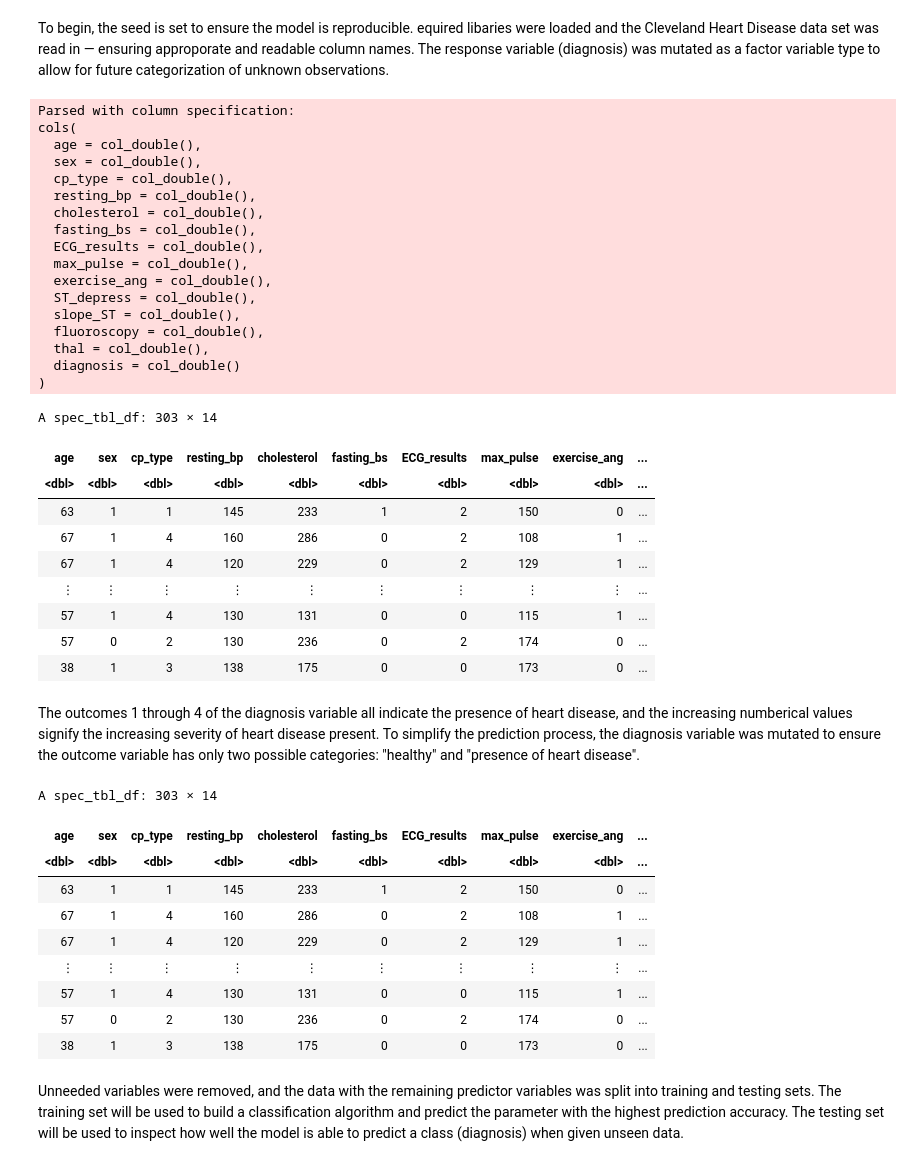
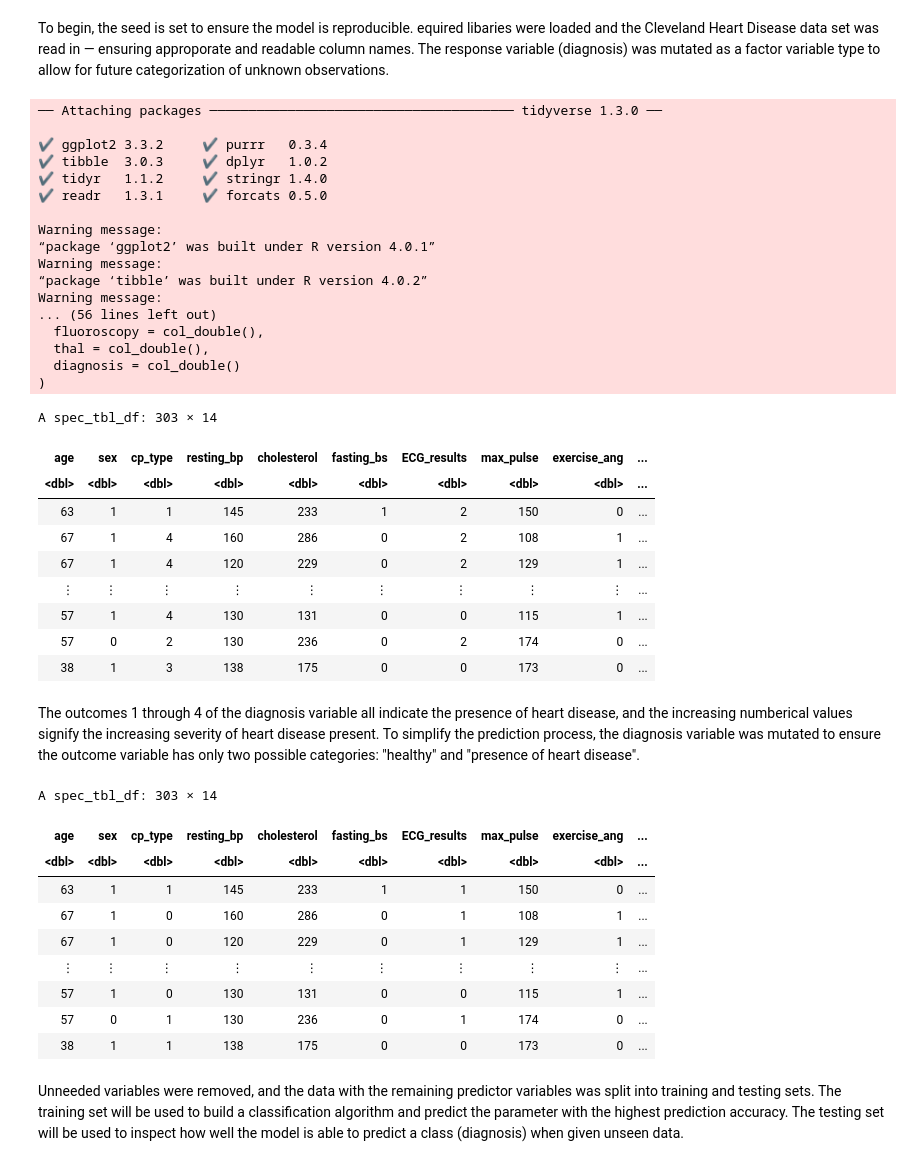
Before and after one commit to HannahDKM/Final_Project, a Jupyter notebook: Final_Project.ipynb, the cells around one changed output. Cells and saved outputs as stored; diff of their text form; code cells hidden in the pictures.

```diff
--- a/Final_Project.ipynb
+++ b/Final_Project.ipynb
@@ -27,26 +25,26 @@ options(repr.plot.width = 15, repr.plot.height = 4)
 
 # Download and read the original dataset, mutating columns with factor variables to the correct type.
 url <- "https://archive.ics.uci.edu/ml/machine-learning-databases/heart-disease/processed.cleveland.data"
-download.file(url, "data/processed_cleveland.csv")
-cleveland_data <- read_csv("data/processed_cleveland.csv", col_names = c("age", "sex", "cp_type", "resting_bp",
+download.file(url, "processed_cleveland.csv")
+cleveland_data <- read_csv("processed_cleveland.csv", col_names = c("age", "sex", "cp_type", "resting_bp",
                            "cholesterol", "fasting_bs", "ECG_results", "max_pulse", "exercise_ang", "ST_depress",
                            "slope_ST", "fluoroscopy", "thal", "diagnosis"), na = "?") %>%
     mutate(diagnosis = as_factor(diagnosis))
 cleveland_data
 # %% [output]
-Parsed with column specification:
-cols(
-  age = col_double(),
-  sex = col_double(),
-  cp_type = col_double(),
-  resting_bp = col_double(),
-  cholesterol = col_double(),
-  fasting_bs = col_double(),
-  ECG_results = col_double(),
-  max_pulse = col_double(),
-  exercise_ang = col_double(),
-  ST_depress = col_double(),
-  slope_ST = col_double(),
+── Attaching packages ─────────────────────────────────────── tidyverse 1.3.0 ──
+
+✔ ggplot2 3.3.2     ✔ purrr   0.3.4
+✔ tibble  3.0.3     ✔ dplyr   1.0.2
+✔ tidyr   1.1.2     ✔ stringr 1.4.0
+✔ readr   1.3.1     ✔ forcats 0.5.0
+
+Warning message:
+“package ‘ggplot2’ was built under R version 4.0.1”
+Warning message:
+“package ‘tibble’ was built under R version 4.0.2”
+Warning message:
+... (56 lines left out)
   fluoroscopy = col_double(),
   thal = col_double(),
   diagnosis = col_double()
@@ -69,27 +64,37 @@ The outcomes 1 through 4 of the diagnosis variable all indicate the presence of
 # %%
 #mutate diagnosis varible to have two categories (rather than 4)
 cleveland_data <- cleveland_data %>%
     mutate(diagnosis = case_when(
     str_detect(diagnosis, "0")~ 0,
     str_detect(diagnosis, "1")~ 1,
     str_detect(diagnosis, "2")~ 1,
     str_detect(diagnosis, "3")~1,
-    str_detect(diagnosis, "4")~1))
+    str_detect(diagnosis, "4")~1),
+    cp_type = case_when(
+    str_detect(cp_type, "4")~ 0,
+    str_detect(cp_type, "1")~ 1,
+    str_detect(cp_type, "2")~ 1,
+    str_detect(cp_type, "3")~ 1),
+    ECG_results = case_when(
+    str_detect(ECG_results, "0")~ 0,
+    str_detect(ECG_results, "1")~ 1,
+    str_detect(ECG_results, "2")~ 1))
+
 
 cleveland_data$diagnosis <- as.factor(cleveland_data$diagnosis)
 
 cleveland_data
 # %% [output]
 A spec_tbl_df: 303 × 14
 | age | sex | cp_type | resting_bp | cholesterol | fasting_bs | ECG_results | max_pulse | exercise_ang | ... |
 | <dbl> | <dbl> | <dbl> | <dbl> | <dbl> | <dbl> | <dbl> | <dbl> | <dbl> | ... |
-| 63 | 1 | 1 | 145 | 233 | 1 | 2 | 150 | 0 | ... |
-| 67 | 1 | 4 | 160 | 286 | 0 | 2 | 108 | 1 | ... |
-| 67 | 1 | 4 | 120 | 229 | 0 | 2 | 129 | 1 | ... |
+| 63 | 1 | 1 | 145 | 233 | 1 | 1 | 150 | 0 | ... |
+| 67 | 1 | 0 | 160 | 286 | 0 | 1 | 108 | 1 | ... |
+| 67 | 1 | 0 | 120 | 229 | 0 | 1 | 129 | 1 | ... |
 | ⋮ | ⋮ | ⋮ | ⋮ | ⋮ | ⋮ | ⋮ | ⋮ | ⋮ | ... |
-| 57 | 1 | 4 | 130 | 131 | 0 | 0 | 115 | 1 | ... |
-| 57 | 0 | 2 | 130 | 236 | 0 | 2 | 174 | 0 | ... |
-| 38 | 1 | 3 | 138 | 175 | 0 | 0 | 173 | 0 | ... |
+| 57 | 1 | 0 | 130 | 131 | 0 | 0 | 115 | 1 | ... |
+| 57 | 0 | 1 | 130 | 236 | 0 | 1 | 174 | 0 | ... |
+| 38 | 1 | 1 | 138 | 175 | 0 | 0 | 173 | 0 | ... |
 # %% [markdown]
 Unneeded variables were removed, and the data with the remaining predictor variables was split into training and testing sets. The training set will be used to build a classification algorithm and predict the parameter with the highest prediction accuracy. The testing set will be used to inspect how well the model is able to predict a class (diagnosis) when given unseen data.
 # %%
```
Also changed, not shown: parts of 16 cells of this notebook.
